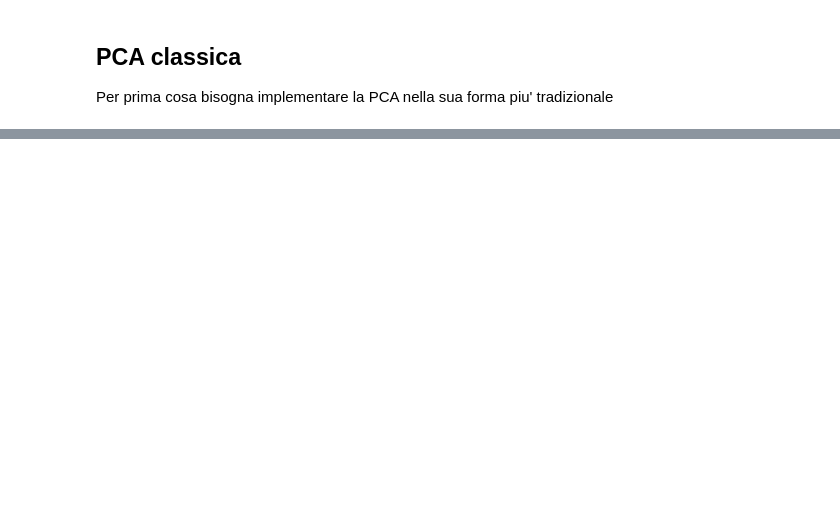
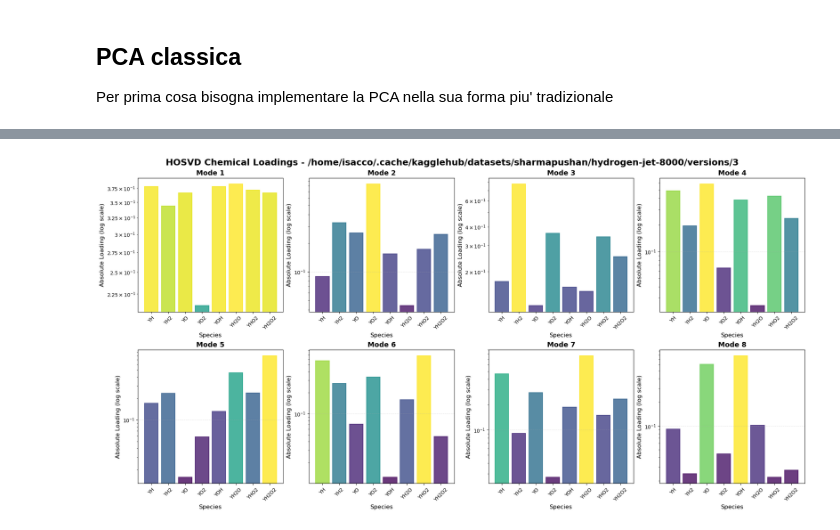
Before and after one commit to Isi2000/SIMPOSIUM_41, a Jupyter notebook: pca_vs_hopca.ipynb, the cells around one changed output, grey strips where cells are left out. Drawn from its saved outputs; the diff is of its cells as text; code cells hidden in the pictures; blank space fills up the shorter version.

```diff
--- a/pca_vs_hopca.ipynb
+++ b/pca_vs_hopca.ipynb
@@ -543,0 +533,34 @@ plt.show()
+# %%
+# Visualize HOSVD loadings for all 8 modes in a 2x4 grid
+for dataset_path, result in decomposition_results.items():
+    factors = result['factors']
+    U_chem = factors[2]  # Chemical dimension factor (3rd dimension)
+
+    fig, axes = plt.subplots(2, 4, figsize=(20, 10), constrained_layout=True)
+    fig.suptitle(f"HOSVD Chemical Loadings - {dataset_path}", fontsize=18, fontweight='bold')
+
+    axes = axes.flatten()
+
+    for mode in range(8):
+        mode_vector = np.abs(U_chem[:, mode])
+
+        ax = axes[mode]
+        bars = ax.bar(component_names, mode_vector, color='steelblue', alpha=0.8, edgecolor='black', linewidth=1.5)
+
+        # Color the bars differently based on magnitude
+        colors = plt.cm.viridis(mode_vector / mode_vector.max())
+        for bar, color in zip(bars, colors):
+            bar.set_color(color)
+
+        ax.set_yscale('log')
+        ax.set_title(f'Mode {mode + 1}', fontsize=14, fontweight='bold')
+        ax.set_xlabel('Species', fontsize=12)
+        ax.set_ylabel('Absolute Loading (log scale)', fontsize=12)
+        ax.tick_params(axis='x', rotation=45, labelsize=10)
+        ax.tick_params(axis='y', labelsize=10)
+        ax.grid(axis='y', alpha=0.3, linestyle='--')
+
+    plt.savefig(f'README_PLOTS/hosvd_chemical_loadings_{dataset_path.split("/")[-1]}.png', dpi=300, bbox_inches='tight')
+    plt.show()
+# %% [output]
+[figure, added]
```
Also changed, not shown: parts of 25 cells of this notebook.
